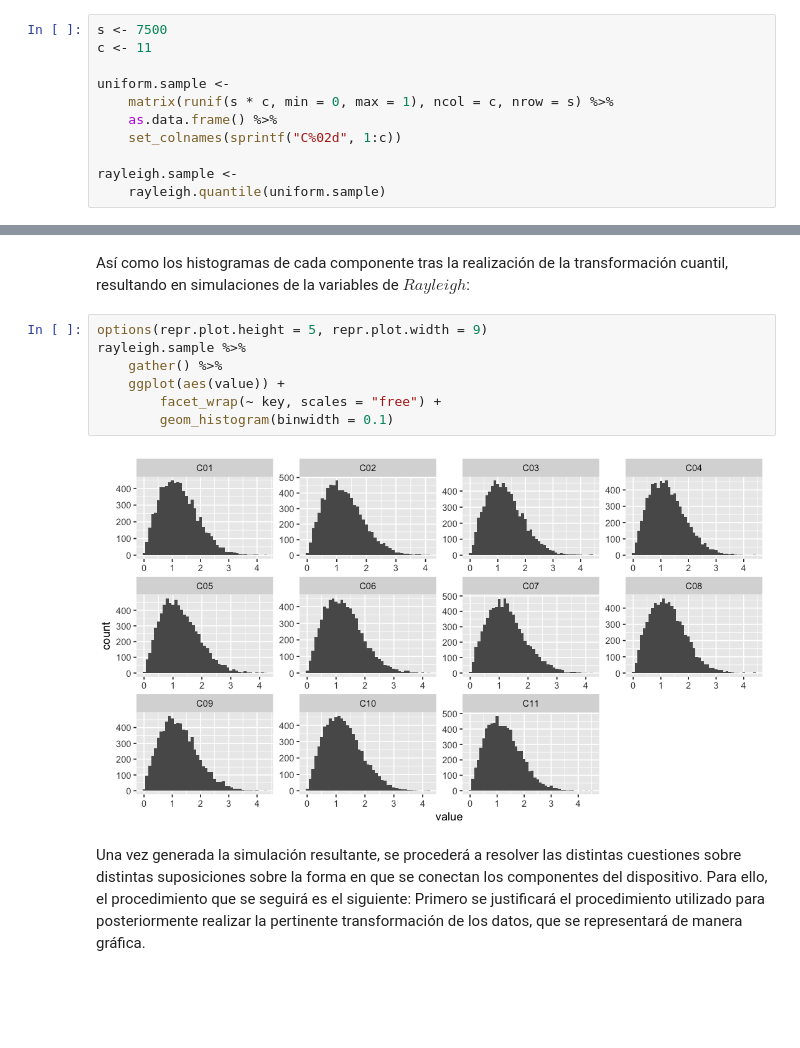
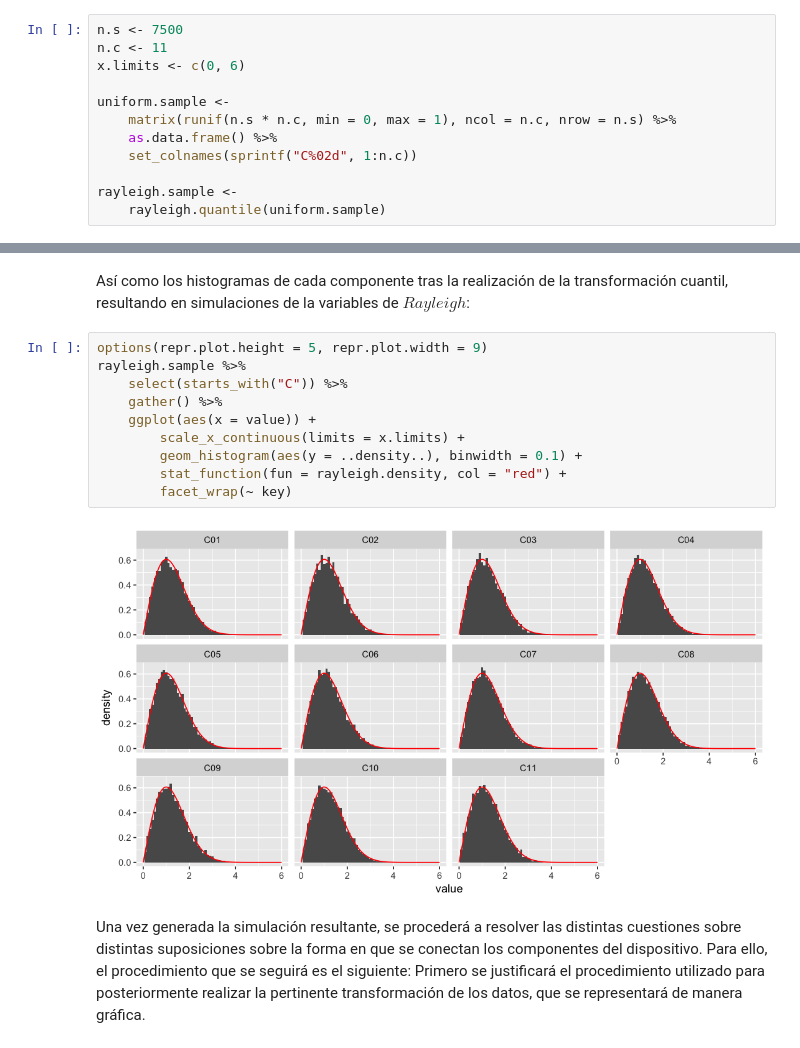
Before and after one commit to garciparedes/monte-carlo-simulation-rayleigh-distribution, a Jupyter notebook: monte-carlo-simulation-of-rayleigh-distribution.ipynb, the cells around one changed output, grey strips where cells are left out. Saved outputs shown, nothing was run; the diff lists cells and outputs as text; blank space fills up the shorter version.

```diff
--- a/monte-carlo-simulation-of-rayleigh-distribution.ipynb
+++ b/monte-carlo-simulation-of-rayleigh-distribution.ipynb
@@ -153,11 +170,12 @@ A continuación se incluye el código necesario para realizar dicha generación
 # %%
-s <- 7500
-c <- 11
+n.s <- 7500
+n.c <- 11
+x.limits <- c(0, 6)
 
 uniform.sample <-
-    matrix(runif(s * c, min = 0, max = 1), ncol = c, nrow = s) %>%
+    matrix(runif(n.s * n.c, min = 0, max = 1), ncol = n.c, nrow = n.s) %>%
     as.data.frame() %>%
-    set_colnames(sprintf("C%02d", 1:c))
+    set_colnames(sprintf("C%02d", 1:n.c))
 
 rayleigh.sample <-
     rayleigh.quantile(uniform.sample)
@@ -177,12 +197,15 @@ Así como los histogramas de cada componente tras la realización de la transfor
 # %%
 options(repr.plot.height = 5, repr.plot.width = 9)
 rayleigh.sample %>%
+    select(starts_with("C")) %>%
     gather() %>%
-    ggplot(aes(value)) +
-        facet_wrap(~ key, scales = "free") +
-        geom_histogram(binwidth = 0.1)
+    ggplot(aes(x = value)) +
+        scale_x_continuous(limits = x.limits) +
+        geom_histogram(aes(y = ..density..), binwidth = 0.1) +
+        stat_function(fun = rayleigh.density, col = "red") +
+        facet_wrap(~ key)
 # %% [output]
-[figure, old version]
+[figure, new version]
 # %% [markdown]
 Una vez generada la simulación resultante, se procederá a resolver las distintas cuestiones sobre distintas suposiciones sobre la forma en que se conectan los componentes del dispositivo. Para ello, el procedimiento que se seguirá es el siguiente: Primero se justificará el procedimiento utilizado para posteriormente realizar la pertinente transformación de los datos, que se representará de manera gráfica.
 # %% [markdown]
```
Also changed, not shown: parts of 48 cells of this notebook.
